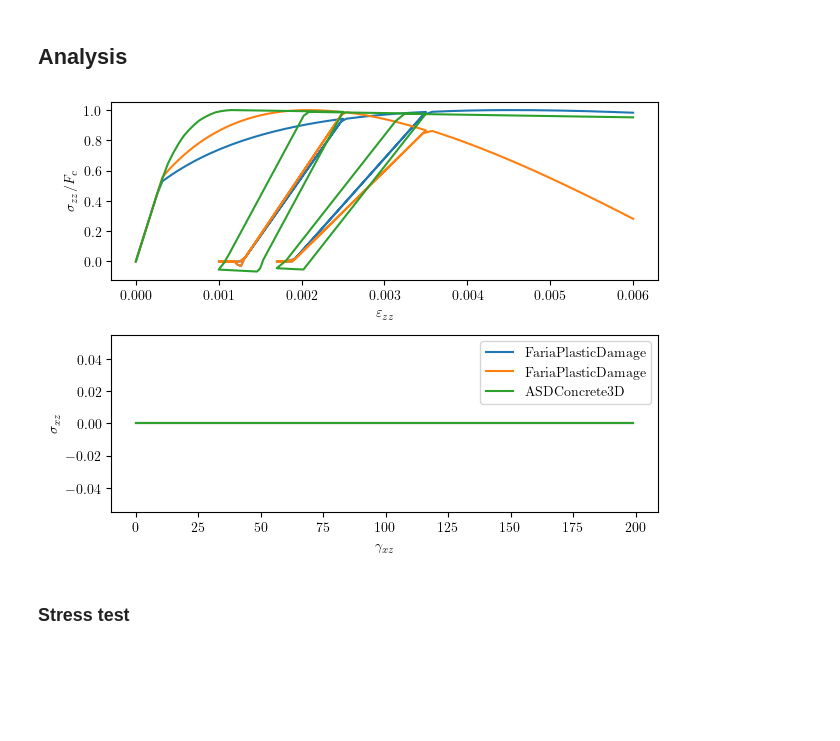
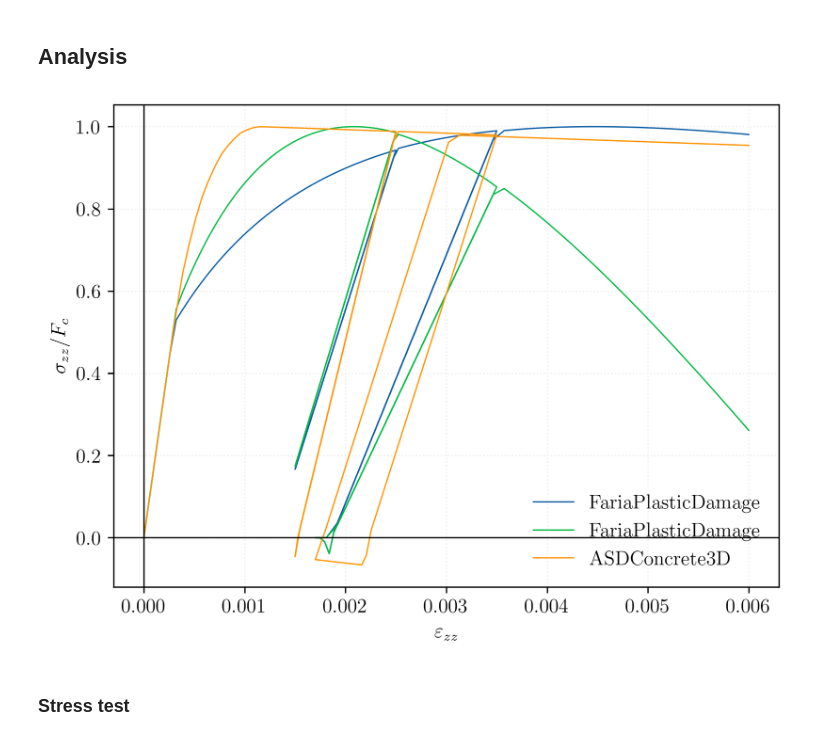
Before and after one commit to peer-open-source/benchmarks, a Jupyter notebook: benchmarks/material-0005/main.ipynb, the cells around one changed output. Drawn from its saved outputs; the diff is of its cells as text; code cells hidden in the pictures; blank space fills up the shorter version.

```diff
--- a/benchmarks/material-0005/main.ipynb
+++ b/benchmarks/material-0005/main.ipynb
@@ -56,17 +54,17 @@ import numpy as np
 n = 40
 strains = [
     *np.linspace(0, -0.0025, n),
-    *np.linspace(-0.0025, -0.001, n),
-    *np.linspace(-0.001, -0.0035, n),
+    *np.linspace(-0.0025, -0.0015, n),
+    *np.linspace(-0.0015, -0.0035, n),
     *np.linspace(-0.0035, -0.0017, n),
-    *np.linspace(-0.0017, -0.006, n),
+    *np.linspace(-0.0017, -0.0060, n),
 ]
 
-def strain_test(mat):
+def strain_test(material):
     tau, sig, gam, eps = [], [], [], []
 
     # Create a temporary material to perform the test
-    with mat as tmp:
+    with material as tmp:
         for eps_zz in strains:
             # Voigt order: [xx, yy, zz, xy, xz, yz]
             e0 = -nu*eps_zz
@@ -74,32 +72,35 @@ def strain_test(mat):
             stress = tmp.getStress(strain, commit=True)
 
             sig.append(-stress[2]/Fc)
-            tau.append( stress[4]/Fc)
+            tau.append( stress[0]/Fc)
             eps.append(-strain[2])
-            gam.append( strain[4])
+            gam.append( strain[0])
 
     return tau, sig, gam, eps
+# %%
+#<hide>
+import matplotlib.pyplot as plt
+plt.style.use("thesis")
 # %%
 
 
 import matplotlib.pyplot as plt
-fig, ax = plt.subplots(2, 1)
+fig, ax = plt.subplots()
 
 for material in materials:
 
     tau, sig, gam, eps = strain_test(material)
-    ax[0].plot(eps, sig)
-    ax[1].plot(tau, label=material.type)
+    ax.plot(eps, sig, label=material.type)
 
 
-ax[1].set_ylabel(r'$\sigma_{xz}$')
-ax[1].set_xlabel(r'$\gamma_{xz}$')
-ax[0].set_ylabel(r'$\sigma_{zz}/F_c$')
-ax[0].set_xlabel(r'$\varepsilon_{zz}$')
-ax[1].legend()
-plt.tight_layout()
+ax.set_ylabel(r'$\sigma_{zz}/F_c$')
+ax.set_xlabel(r'$\varepsilon_{zz}$')
+ax.axvline(0, color='k', ls='-')
+ax.axhline(0, color='k', ls='-')
+ax.legend()
+plt.tight_layout();
 # %% [output]
-[figure, old version]
+[figure, new version]
 # %% [markdown]
 ### Stress test
 # %%
```
Also changed, not shown: parts of 3 cells of this notebook.
